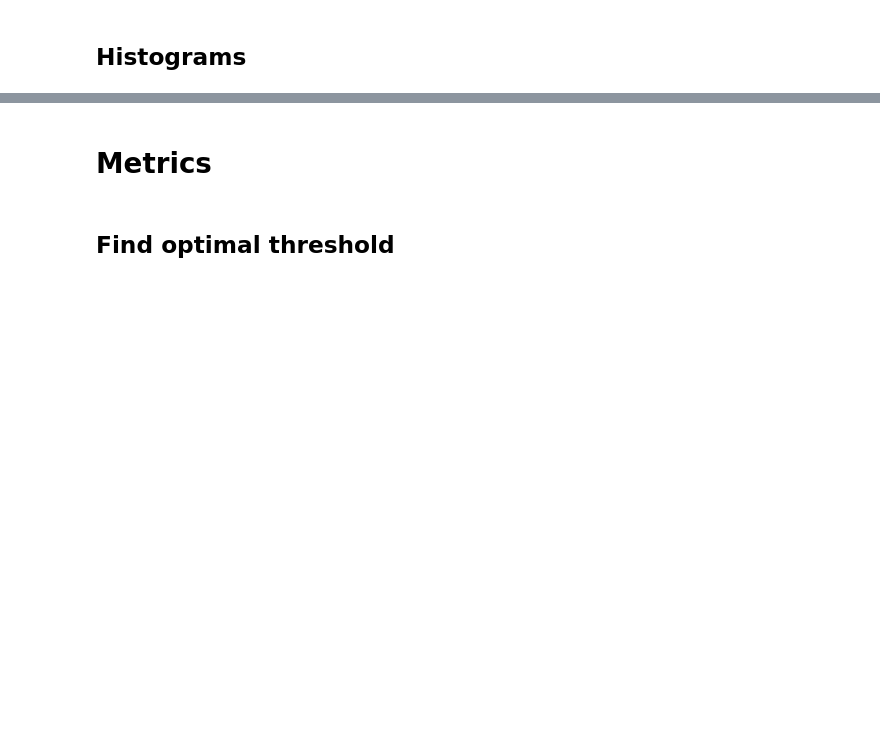
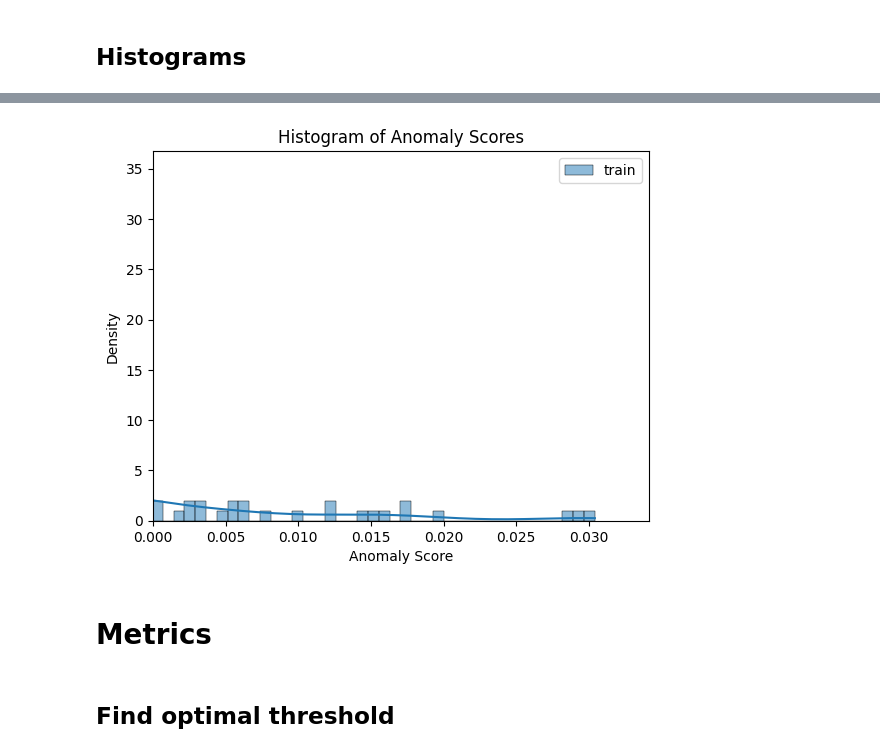
Before and after one commit to MarcelRosier/mad_seminar, a Jupyter notebook: run_eval.ipynb, the cells around one changed output, grey strips where cells are left out. Drawn from its saved outputs; the diff is of its cells as text; code cells hidden in the pictures; blank space fills up the shorter version.

```diff
--- a/run_eval.ipynb
+++ b/run_eval.ipynb
@@ -108,3 +114,7 @@ evaluator.histplot(EvalType.NORMAL)
+# %%
+evaluator.histplot(EvalType.TRAIN)
+# %% [output]
+[figure, added]
 # %% [markdown]
 # Metrics
 # %% [markdown]
```
Also changed, not shown: parts of 20 cells of this notebook, 8 other files.
